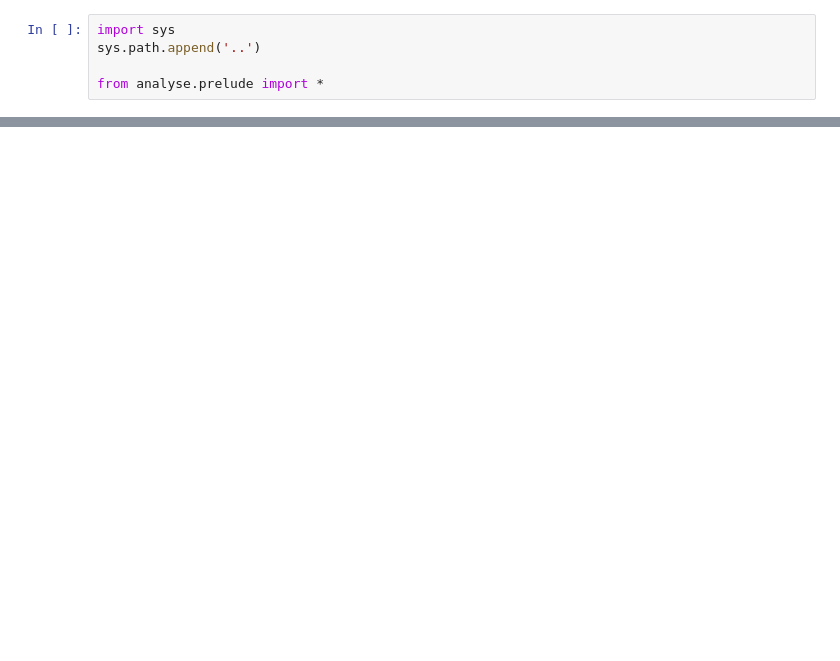
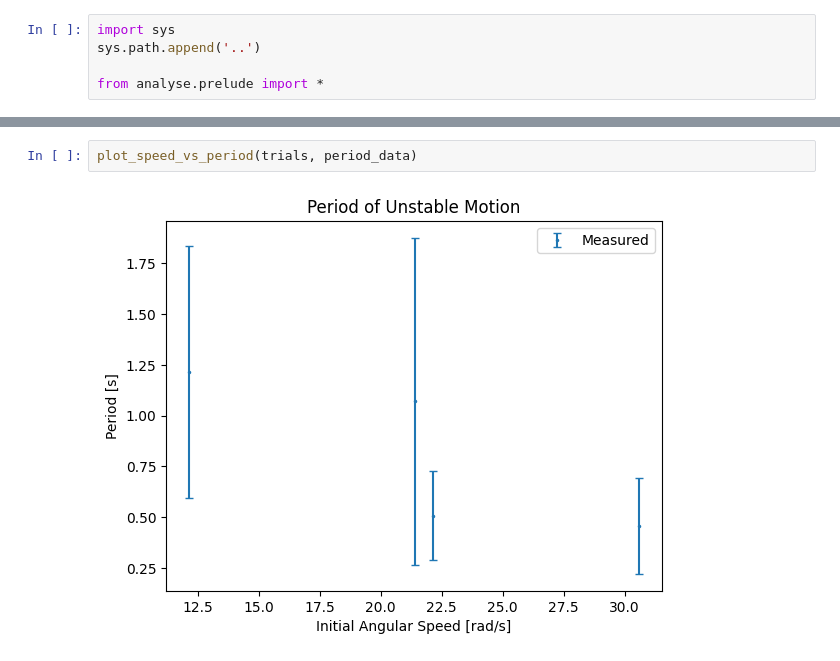
Before and after one commit to fbubbar/sci1-t2, a Jupyter notebook: analyse/round1.ipynb, the cells around one changed output, grey strips where cells are left out. Cells and saved outputs as stored; diff of their text form; blank space fills up the shorter version.

```diff
--- a/analyse/round1.ipynb
+++ b/analyse/round1.ipynb
@@ -75,0 +47,4 @@ Results for segment 6 of ../data/round1/Gyroscope rotation rate 2025-01-16 17-10
+# %%
+plot_speed_vs_period(trials, period_data)
+# %% [output]
+[figure, added]
```
Also changed, not shown: parts of 4 cells of this notebook, 2 other files.
